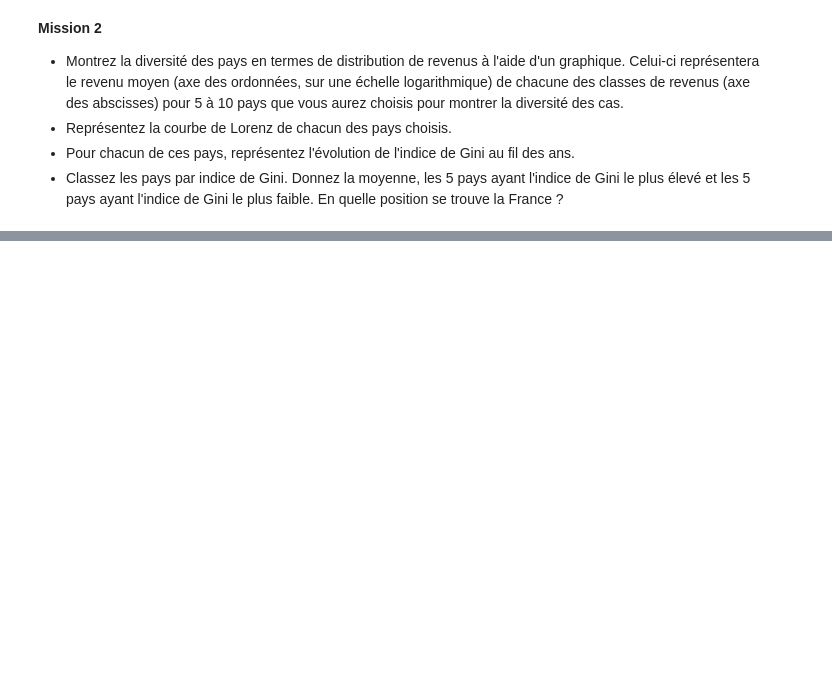
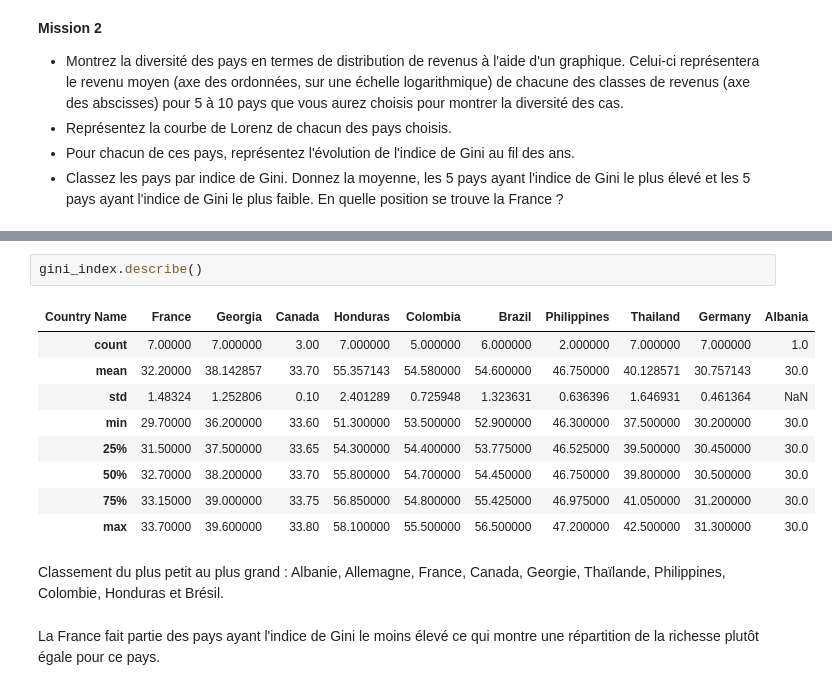
Before and after one commit to Sylvariane/prediction_revenus, a Jupyter notebook: P07_code.ipynb, the cells around one changed output, grey strips where cells are left out. Drawn from its saved outputs; the diff is of its cells as text; blank space fills up the shorter version.

```diff
--- a/P07_code.ipynb
+++ b/P07_code.ipynb
@@ -144,0 +214,16 @@ _ = plt.show()
+# %%
+gini_index.describe()
+# %% [output]
+| Country Name | France | Georgia | Canada | Honduras | Colombia | Brazil | Philippines | Thailand | Germany | Albania |
+| count | 7.00000 | 7.000000 | 3.00 | 7.000000 | 5.000000 | 6.000000 | 2.000000 | 7.000000 | 7.000000 | 1.0 |
+| mean | 32.20000 | 38.142857 | 33.70 | 55.357143 | 54.580000 | 54.600000 | 46.750000 | 40.128571 | 30.757143 | 30.0 |
+| std | 1.48324 | 1.252806 | 0.10 | 2.401289 | 0.725948 | 1.323631 | 0.636396 | 1.646931 | 0.461364 | NaN |
+| min | 29.70000 | 36.200000 | 33.60 | 51.300000 | 53.500000 | 52.900000 | 46.300000 | 37.500000 | 30.200000 | 30.0 |
+| 25% | 31.50000 | 37.500000 | 33.65 | 54.300000 | 54.400000 | 53.775000 | 46.525000 | 39.500000 | 30.450000 | 30.0 |
+| 50% | 32.70000 | 38.200000 | 33.70 | 55.800000 | 54.700000 | 54.450000 | 46.750000 | 39.800000 | 30.500000 | 30.0 |
+| 75% | 33.15000 | 39.000000 | 33.75 | 56.850000 | 54.800000 | 55.425000 | 46.975000 | 41.050000 | 31.200000 | 30.0 |
+| max | 33.70000 | 39.600000 | 33.80 | 58.100000 | 55.500000 | 56.500000 | 47.200000 | 42.500000 | 31.300000 | 30.0 |
+# %% [markdown]
+Classement du plus petit au plus grand : Albanie, Allemagne, France, Canada, Georgie, Thaïlande, Philippines, Colombie, Honduras et Brésil.
+# %% [markdown]
+La France fait partie des pays ayant l'indice de Gini le moins élevé ce qui montre une répartition de la richesse plutôt égale pour ce pays.
```
Also changed, not shown: parts of 15 cells of this notebook.
